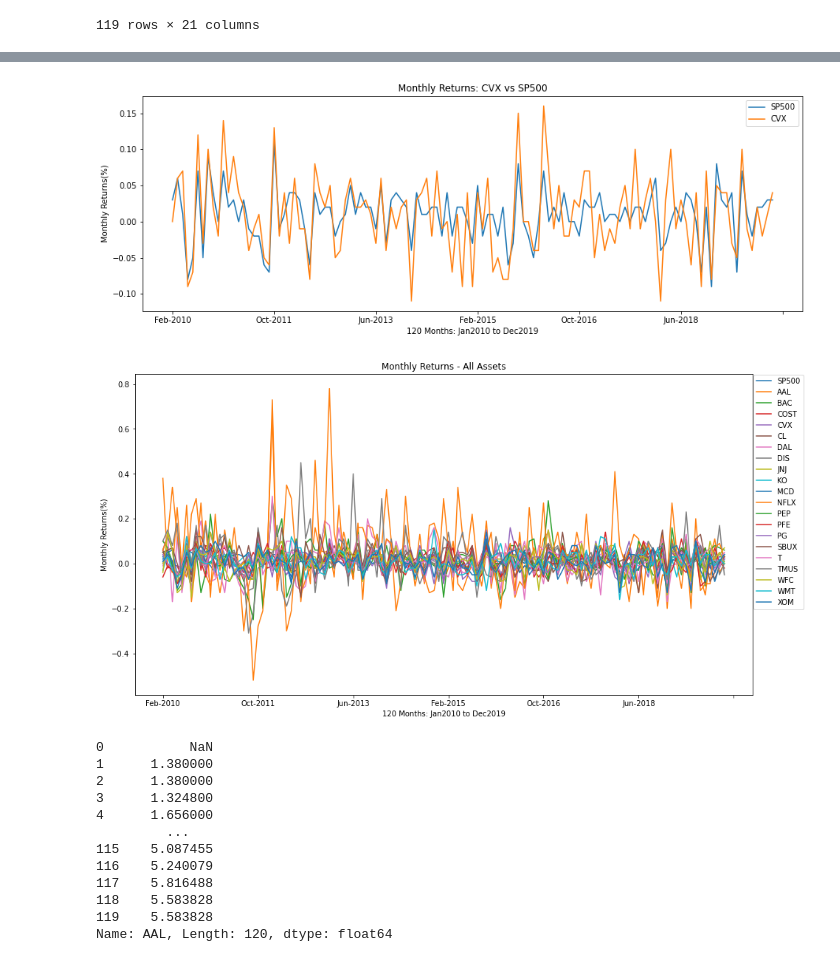
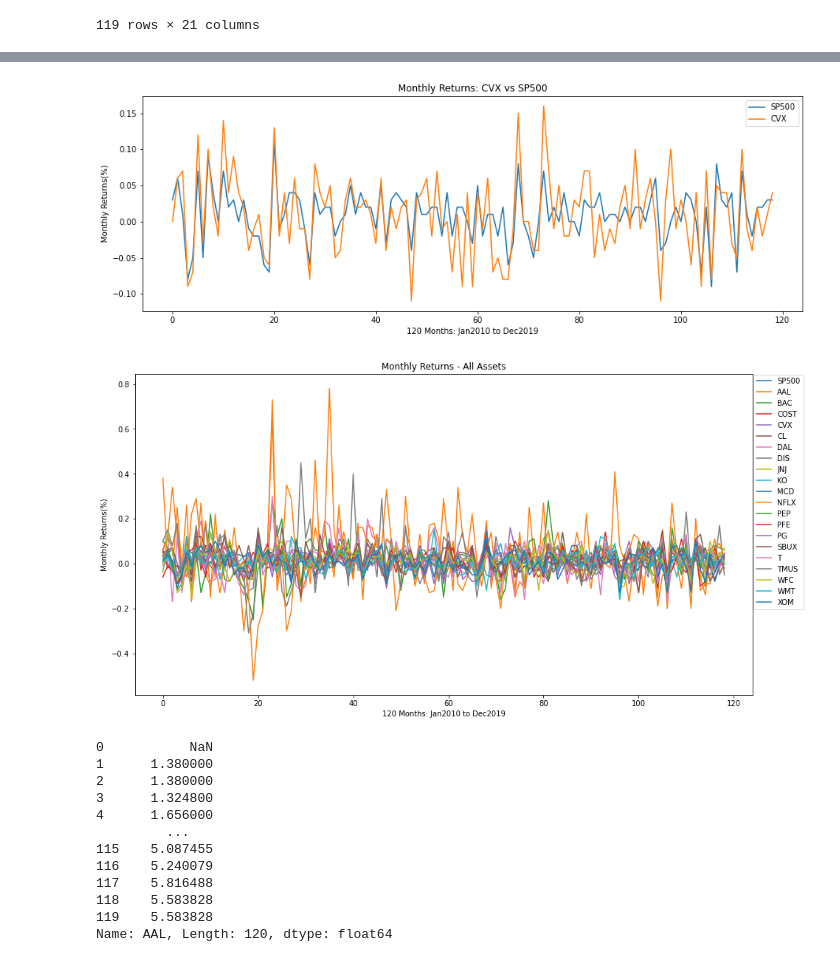
Before and after one commit to claybeaver/Group9_Project1, a Jupyter notebook: Final_notebook.ipynb, the cells around one changed output, grey strips where cells are left out. Saved outputs shown, nothing was run; the diff lists cells and outputs as text; code cells hidden in the pictures.

```diff
--- a/Final_notebook.ipynb
+++ b/Final_notebook.ipynb
@@ -209,3 +209,5 @@ returns_df
 | Nov-2019 | -0.04 | 0.07 | 0.01 | 0.01 | -0.01 | 0.05 | 0.17 | 0.04 | -0.02 | -0.01 | ... | ... |
 | Dec-2019 | 0.00 | 0.06 | -0.02 | 0.04 | 0.02 | 0.02 | -0.05 | 0.07 | 0.04 | 0.02 | ... | ... |
 119 rows × 21 columns
+# %%
+new_returns_df = returns_df.reset_index()
@@ -212,22 +230,22 @@ returns_df
 # %%
 # Change the x_axis to be in Date format
 rcParams['figure.figsize'] = 15, 5
-x_axis = returns_df.index
-y_axis = returns_df[['SP500', 'CVX']]
-returns_plot = returns_df[["SP500","CVX"]].plot()
+x_axis = new_returns_df.index
+y_axis = new_returns_df[['SP500', 'CVX']]
+returns_plot = new_returns_df[["SP500","CVX"]].plot()
 returns_plot
 plt.title('Monthly Returns: CVX vs SP500')
 plt.xlabel("120 Months: Jan2010 to Dec2019")
 plt.ylabel("Monthly Returns(%)")
 plt.savefig("Images/01_SP500-CVX_LinePlot_Date-Index.png")
 plt.gcf()
 plt.show()
 # %% [output]
-[figure, old version]
+[figure, new version]
 # %%
 #Plot line plot of all returns to show monthly volatility and how they all swing on average between +-10% monthly
 rcParams['figure.figsize'] = 15, 8
-all_returns_plot = returns_df[["SP500","AAL","BAC","COST","CVX","CL","DAL","DIS","JNJ","KO","MCD",
+all_returns_plot = new_returns_df[["SP500","AAL","BAC","COST","CVX","CL","DAL","DIS","JNJ","KO","MCD",
                                "NFLX","PEP","PFE","PG","SBUX","T","TMUS", "WFC","WMT","XOM"]].plot()
 plt.title('Monthly Returns - All Assets')
 all_returns_plot.legend(bbox_to_anchor=(1.001, 1), loc='upper left', borderaxespad=0.1)
@@ -237,7 +255,7 @@ plt.savefig("Images/02_MonthReturns_AllAssets_Date-Index.png")
 plt.gcf()
 plt.show()
 # %% [output]
-[figure, old version]
+[figure, new version]
 # %%
 #Calculate the cummulative returns of the stocks over the 10 years period
 sp500cumret = (sp500_returns + 1).cumprod()
```
Also changed, not shown: parts of 8 cells of this notebook, 16 other files.
